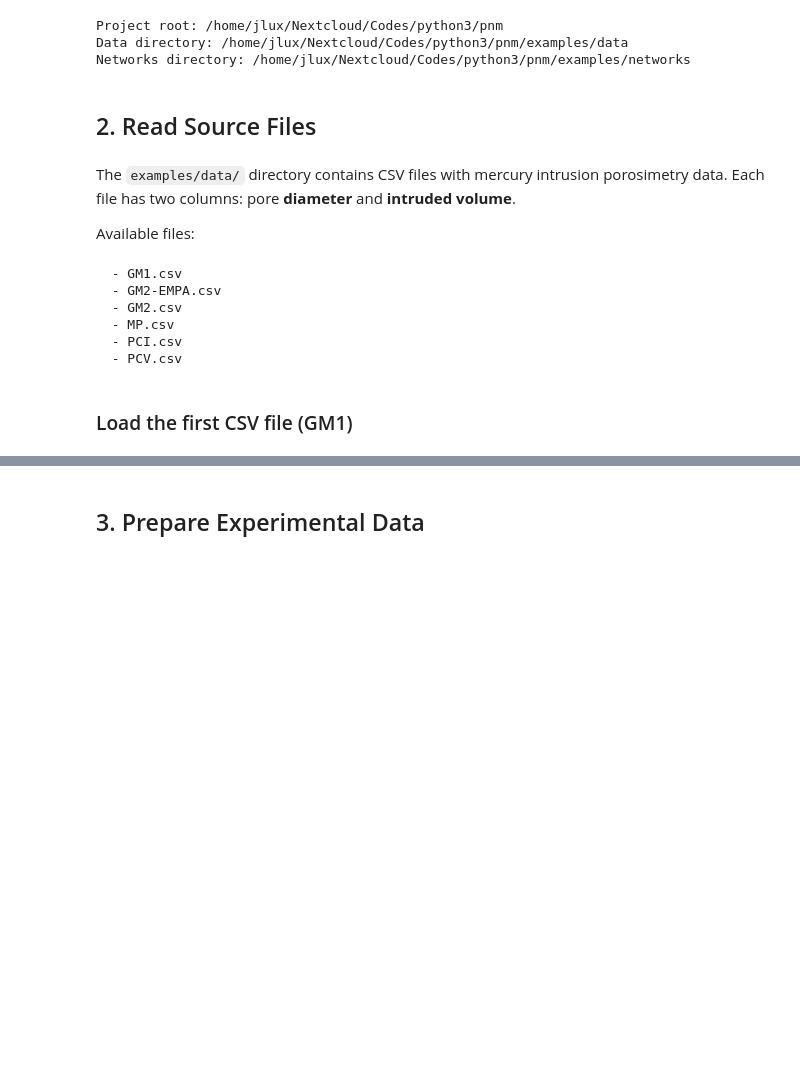
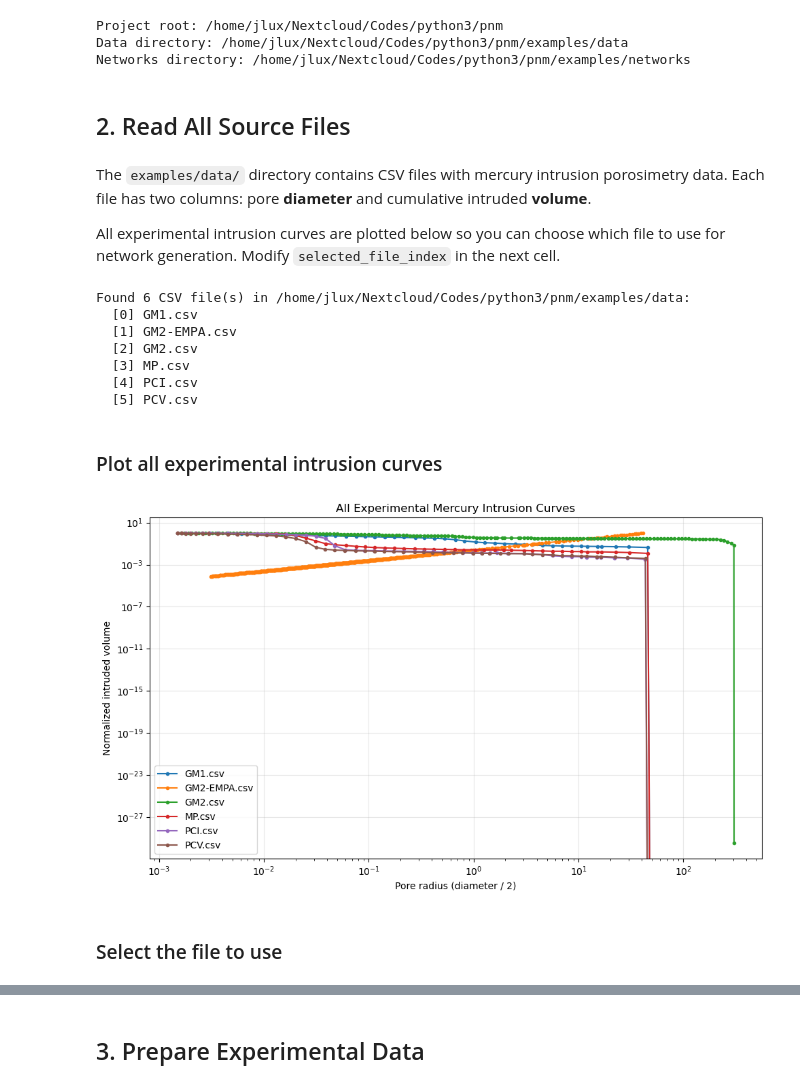
Before and after one commit to jerome-lux/pnm, a Jupyter notebook: examples/PNM-generation.ipynb, the cells around one changed output, grey strips where cells are left out. Cells and saved outputs as stored; diff of their text form; code cells hidden in the pictures; blank space fills up the shorter version.

```diff
--- a/examples/PNM-generation.ipynb
+++ b/examples/PNM-generation.ipynb
@@ -55,24 +62,65 @@ Project root: /home/jlux/Nextcloud/Codes/python3/pnm
 Data directory: /home/jlux/Nextcloud/Codes/python3/pnm/examples/data
 Networks directory: /home/jlux/Nextcloud/Codes/python3/pnm/examples/networks
 # %% [markdown]
-## 2. Read Source Files
+## 2. Read All Source Files
 # %% [markdown]
 
 The `examples/data/` directory contains CSV files with mercury intrusion porosimetry
-data. Each file has two columns: pore **diameter** and **intruded volume**.
+data. Each file has two columns: pore **diameter** and cumulative intruded **volume**.
 
-Available files:
+All experimental intrusion curves are plotted below so you can choose which file
+to use for network generation. Modify `selected_file_index` in the next cell.
 # %%
 csv_files = sorted([f for f in os.listdir(DATA_DIR) if f.endswith(".csv")])
-for f in csv_files:
-    print(f"  - {f}")
+print(f"Found {len(csv_files)} CSV file(s) in {DATA_DIR}:")
+for i, f in enumerate(csv_files):
+    print(f"  [{i}] {f}")
 # %% [output]
-  - GM1.csv
-  - GM2-EMPA.csv
-  - GM2.csv
-  - MP.csv
-  - PCI.csv
-  - PCV.csv
+Found 6 CSV file(s) in /home/jlux/Nextcloud/Codes/python3/pnm/examples/data:
+  [0] GM1.csv
+  [1] GM2-EMPA.csv
+  [2] GM2.csv
+  [3] MP.csv
+  [4] PCI.csv
+  [5] PCV.csv
+# %% [markdown]
+### Plot all experimental intrusion curves
+# %%
+fig, ax = plt.subplots(figsize=(10, 6))
+
+all_data = {}
+for i, fname in enumerate(csv_files):
+    filepath = DATA_DIR / fname
+    diam = []
+    vol = []
+    with open(filepath, "r", newline="") as infile:
+        reader = csv.reader(infile, delimiter=";")
+        next(reader)  # skip header
+        for row in reader:
+            if len(row) >= 2:
+                diam.append(float(row[0].replace(",", ".")))
+                vol.append(float(row[1].replace(",", ".")))
+    diam = np.array(diam)
+    vol = np.array(vol)
+    sort_idx = np.argsort(diam)
+    diam = diam[sort_idx]
+    vol = vol[sort_idx]
+    cum_vol = vol / vol.max() if vol.max() > 0 else vol
+    ax.plot(diam / 2.0, cum_vol, 'o-', label=fname, markersize=3)
+    all_data[fname] = (diam, vol)
+
+ax.set_xlabel('Pore radius (diameter / 2)')
+ax.set_ylabel('Normalized intruded volume')
+ax.set_title('All Experimental Mercury Intrusion Curves')
+ax.legend()
+ax.grid(True, alpha=0.3)
+ax.set_xscale('log')
+ax.set_yscale('log')
+
+plt.tight_layout()
+plt.show()
+# %% [output]
+[figure, added]
 # %% [markdown]
-### Load the first CSV file (GM1)
+### Select the file to use
 # %%
```
Also changed, not shown: parts of 27 cells of this notebook.
